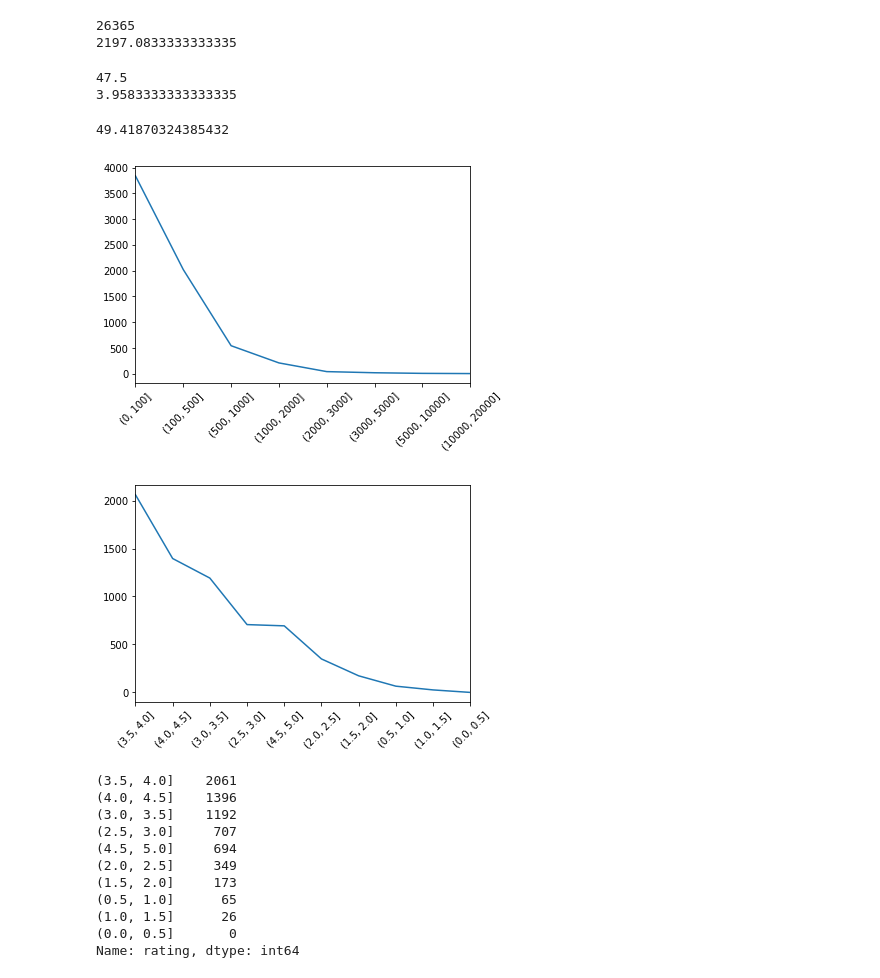
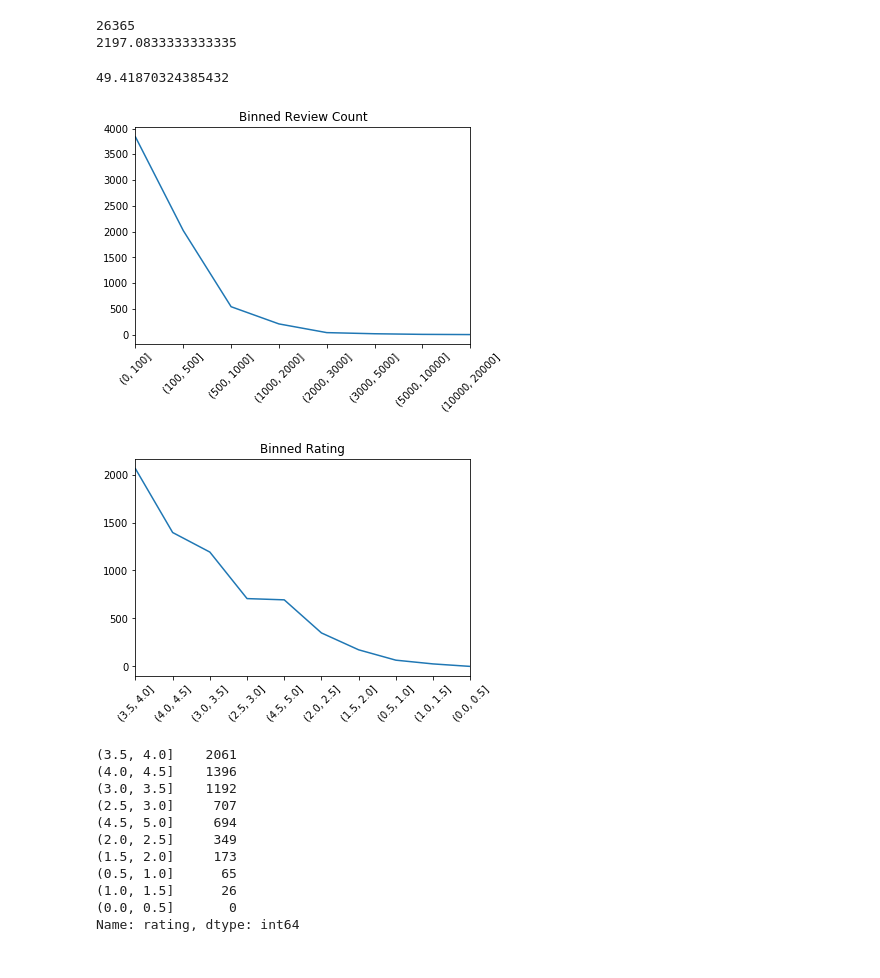
Before and after one commit to metinsenturk/review-analysis, a Jupyter notebook: notebooks/eda/businesses.ipynb, the cells around one changed output. Saved outputs shown, nothing was run; the diff lists cells and outputs as text; code cells hidden in the pictures.

```diff
--- a/notebooks/eda/businesses.ipynb
+++ b/notebooks/eda/businesses.ipynb
@@ -50,21 +50,30 @@ len([i for i in categ2 if len(i) > 0])
 # %% [output]
 740
 # %%
-# expanding json columns
+# fixing columns
+# transactions
+dataset.transactions = dataset.transactions.apply(lambda x: ','.join(x))
+
 # category
 pd_categories_alias = dataset.categories.apply(lambda x: ', '.join([i['alias'] for i in x]))
 pd_categories_title = dataset.categories.apply(lambda x: ', '.join([i['title'] for i in x]))
 pd_categories_alias.name = 'category_' + 'alias'
 pd_categories_title.name = 'category_' + 'title'
-
-# coordinate
-pd_coordinates = dataset.coordinates.apply(pd.Series)
-pd_coordinates.columns = 'coordinate_' + pd_coordinates.columns
-
-# location
-pd_location = dataset.location.apply(pd.Series)
-pd_location.columns = 'location_' + pd_location.columns
+# %%
+# expanding json columns
+# coordinate
+pd_coordinates = dataset.coordinates.apply(pd.Series)
+pd_coordinates.columns = 'coordinate_' + pd_coordinates.columns
+
+# location
+pd_location = dataset.location.apply(pd.Series)
+pd_location.display_address = pd_location.display_address.apply(lambda x: ','.join(x))
+pd_location.columns = 'location_' + pd_location.columns
 # %%
-dataset2 = pd.concat([dataset, pd_categories_alias, pd_categories_title, pd_coordinates, pd_location], axis=1).drop(['categories', 'location', 'coordinates'], axis=1)
+# merging all in one
+dataset2 = pd.concat(
+    [dataset, pd_categories_alias, pd_categories_title, pd_coordinates, pd_location],
+    axis=1
+).drop(['categories', 'location', 'coordinates'], axis=1)
 dataset2.columns
 dataset = dataset2
@@ -241,12 +263,6 @@ print(dataset.loc[dataset.alias.isin(yelp_branches)].review_count.mean())
 # %% [output]
 26365
 2197.0833333333335
-# %%
-print(dataset.loc[dataset.alias.isin(yelp_branches)].rating.sum())
-print(dataset.loc[dataset.alias.isin(yelp_branches)].rating.mean())
-# %% [output]
-47.5
-3.9583333333333335
 # %%
 import math
 
@@ -294,16 +310,16 @@ distance(origin, destination) * 1000
 # %%
 bins = [0, 100, 500, 1000, 2000, 3000, 5000, 10000, 20000]
 lbls = [1, 2, 3, 4, 5, 6, 7, 8, 9]
 pd_bins = pd.cut(dataset.review_count, bins, lbls).value_counts()
-pd_bins.plot().tick_params(axis='x', labelrotation=45)
+pd_bins.plot(title='Binned Review Count').tick_params(axis='x', labelrotation=45)
 # %% [output]
-[figure, old version]
+[figure, new version]
 # %%
 bins = [0, 0.5, 1, 1.5, 2, 2.5, 3, 3.5, 4, 4.5, 5]
 pd_bins = pd.cut(dataset.rating, bins).value_counts()
-pd_bins.plot().tick_params(axis='x', labelrotation=45)
+pd_bins.plot(title='Binned Rating').tick_params(axis='x', labelrotation=45)
 # %% [output]
-[figure, old version]
+[figure, new version]
 # %%
 pd_bins
 # %% [output]
```
Also changed, not shown: parts of 17 cells of this notebook, 8 other files.
